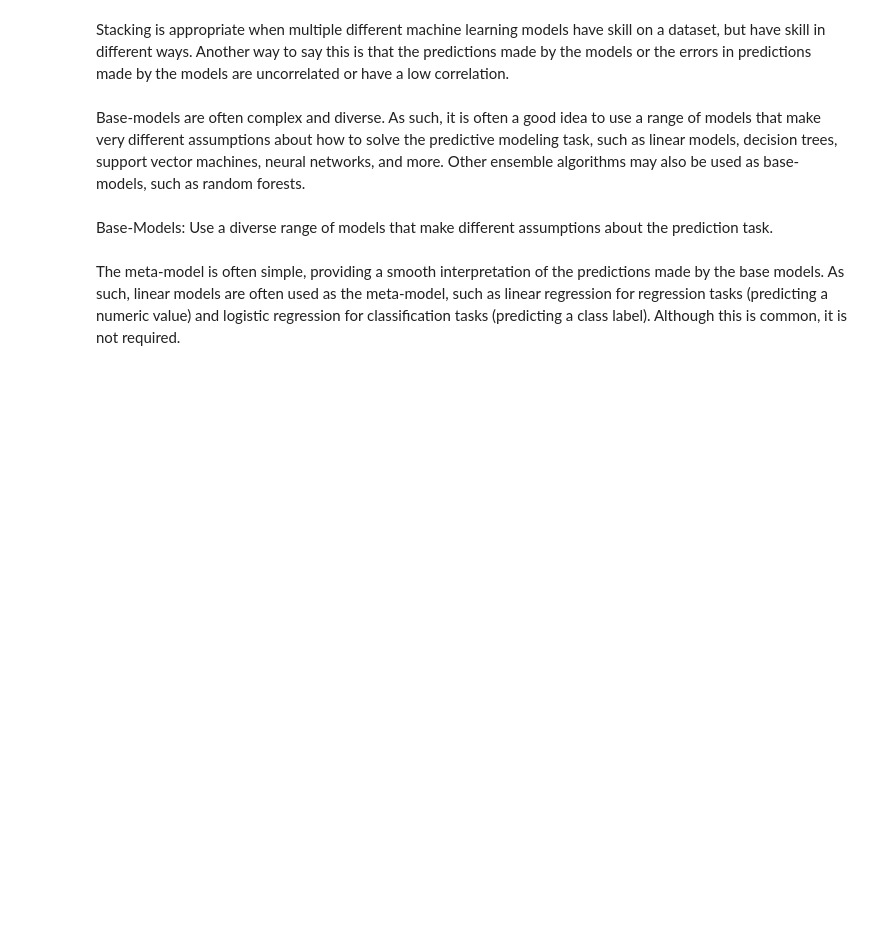
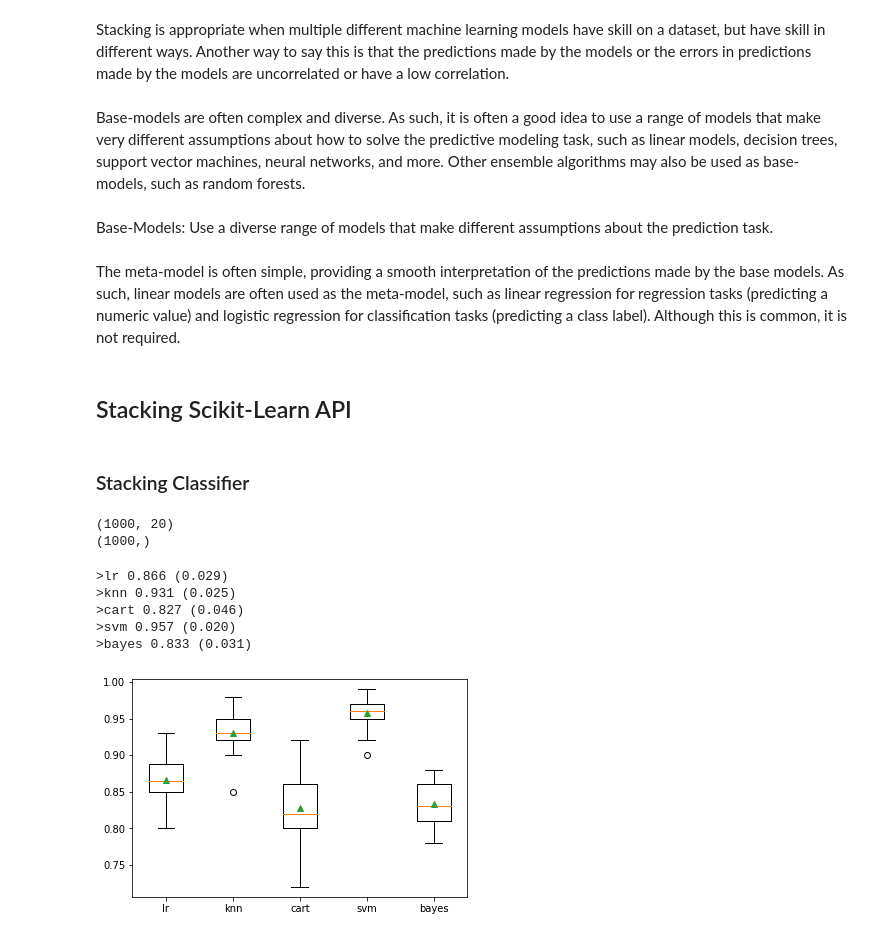
Before and after one commit to agusrichard/data-science-workbook, a Jupyter notebook: Notes/stacking_ensemble.ipynb, the cells around one changed output. Saved outputs shown, nothing was run; the diff lists cells and outputs as text; code cells hidden in the pictures; blank space fills up the shorter version.

Commit message:
Stacking Ensemble Learning

```diff
--- a/Notes/stacking_ensemble.ipynb
+++ b/Notes/stacking_ensemble.ipynb
@@ -23,3 +23,15 @@ Base-models are often complex and diverse. As such, it is often a good idea to u
 Base-Models: Use a diverse range of models that make different assumptions about the prediction task.
 # %% [markdown]
 The meta-model is often simple, providing a smooth interpretation of the predictions made by the base models. As such, linear models are often used as the meta-model, such as linear regression for regression tasks (predicting a numeric value) and logistic regression for classification tasks (predicting a class label). Although this is common, it is not required.
+# %% [markdown]
+## Stacking Scikit-Learn API
+# %% [markdown]
+### Stacking Classifier
+# %%
+from sklearn.datasets import make_classification
+X, y = make_classification(n_samples=1000, n_features=20, n_informative=15, n_redundant=5, random_state=42)
+print(X.shape)
+print(y.shape)
+# %% [output]
+(1000, 20)
+(1000,)
@@ -25,0 +54,63 @@ The meta-model is often simple, providing a smooth interpretation of the predict
+# %%
+from sklearn.model_selection import RepeatedStratifiedKFold, cross_val_score
+
+def evaluate_model(model):
+    cv = RepeatedStratifiedKFold(n_splits=10, n_repeats=3, random_state=42)
+    scores = cross_val_score(model, X, y, scoring='accuracy', cv=cv, n_jobs=-1, error_score='raise')
+    return scores
+# %%
+# compare standalone models for binary classification
+from numpy import mean
+from numpy import std
+from sklearn.datasets import make_classification
+from sklearn.model_selection import cross_val_score
+from sklearn.model_selection import RepeatedStratifiedKFold
+from sklearn.linear_model import LogisticRegression
+from sklearn.neighbors import KNeighborsClassifier
+from sklearn.tree import DecisionTreeClassifier
+from sklearn.svm import SVC
+from sklearn.naive_bayes import GaussianNB
+from matplotlib import pyplot
+
+# get the dataset
+def get_dataset():
+	X, y = make_classification(n_samples=1000, n_features=20, n_informative=15, n_redundant=5, random_state=1)
+	return X, y
+
+# get a list of models to evaluate
+def get_models():
+	models = dict()
+	models['lr'] = LogisticRegression()
+	models['knn'] = KNeighborsClassifier()
+	models['cart'] = DecisionTreeClassifier()
+	models['svm'] = SVC()
+	models['bayes'] = GaussianNB()
+	return models
+
+# evaluate a given model using cross-validation
+def evaluate_model(model):
+	cv = RepeatedStratifiedKFold(n_splits=10, n_repeats=3, random_state=1)
+	scores = cross_val_score(model, X, y, scoring='accuracy', cv=cv, n_jobs=-1, error_score='raise')
+	return scores
+
+# define dataset
+X, y = get_dataset()
+# get the models to evaluate
+models = get_models()
+# evaluate the models and store results
+results, names = list(), list()
+for name, model in models.items():
+	scores = evaluate_model(model)
+	results.append(scores)
+	names.append(name)
+	print('>%s %.3f (%.3f)' % (name, mean(scores), std(scores)))
+# plot model performance for comparison
+pyplot.boxplot(results, labels=names, showmeans=True)
+pyplot.show()
+# %% [output]
+>lr 0.866 (0.029)
+>knn 0.931 (0.025)
+>cart 0.827 (0.046)
+>svm 0.957 (0.020)
+>bayes 0.833 (0.031)
+[figure, added]
```
Also changed, not shown: parts of 5 cells of this notebook.
